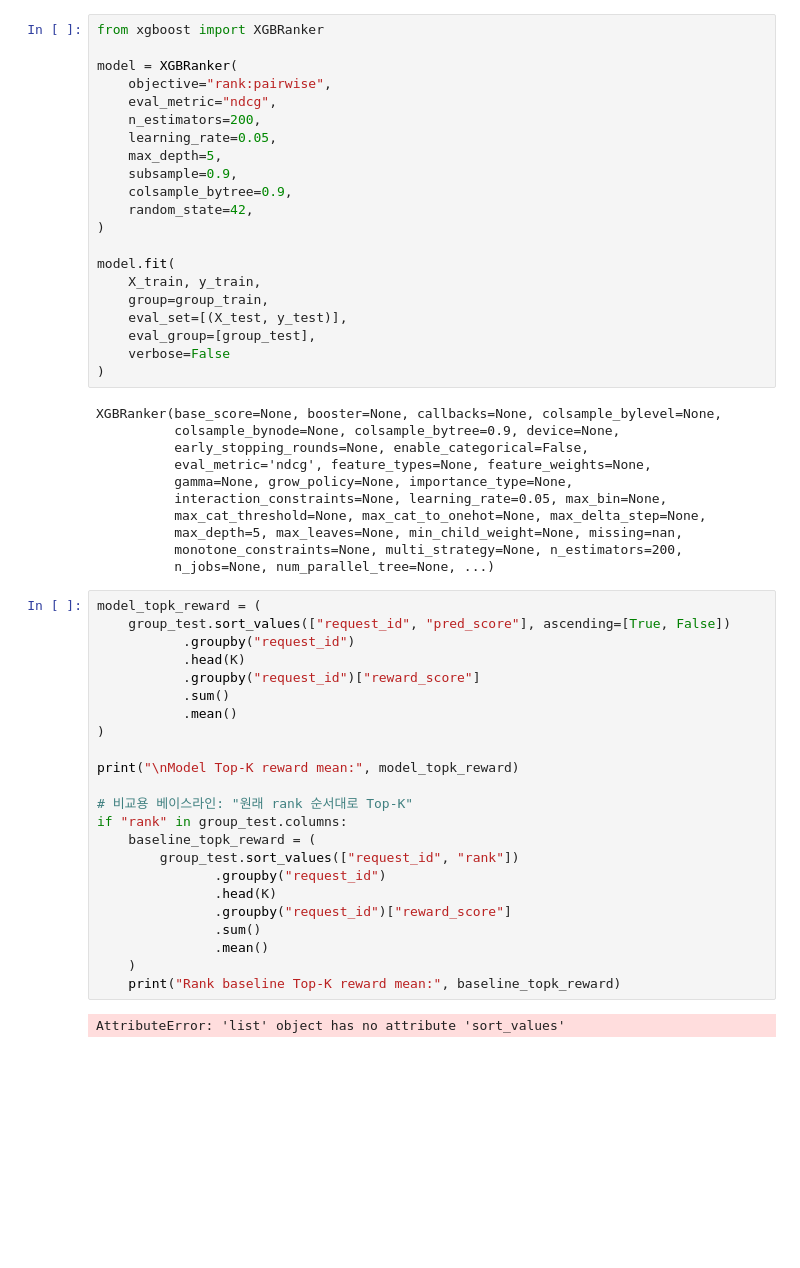
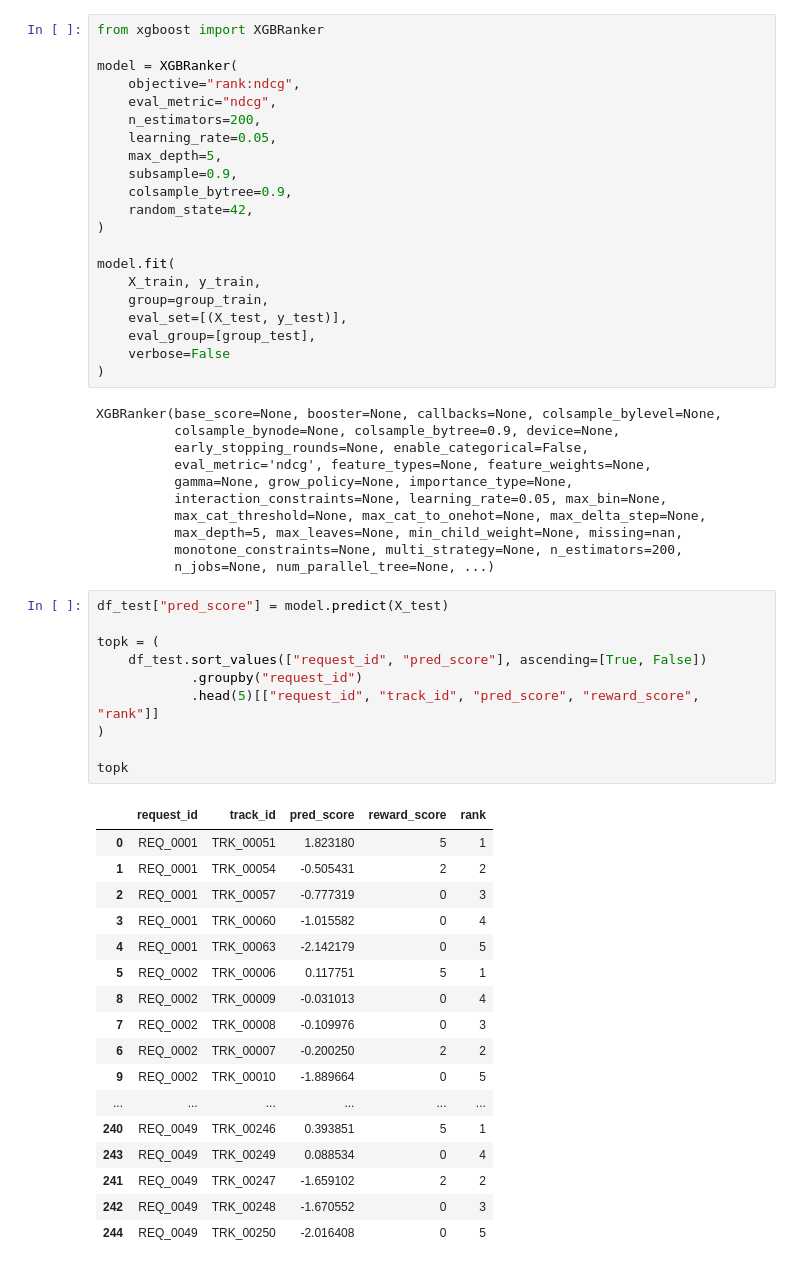
Before and after one commit to kyungheee/spt-be, a Jupyter notebook: sample/data/sample_data.ipynb, the cells around one changed output. Cells and saved outputs as stored; diff of their text form; blank space fills up the shorter version.

Commit message:
evaluate baseline model

```diff
--- a/sample/data/sample_data.ipynb
+++ b/sample/data/sample_data.ipynb
@@ -315,7 +344,7 @@ df.loc[train_mask].shape
 from xgboost import XGBRanker
 
 model = XGBRanker(
-    objective="rank:pairwise",
+    objective="rank:ndcg",
     eval_metric="ndcg",
     n_estimators=200,
     learning_rate=0.05,
@@ -343,28 +372,31 @@ XGBRanker(base_score=None, booster=None, callbacks=None, colsample_bylevel=None,
           max_depth=5, max_leaves=None, min_child_weight=None, missing=nan,
           monotone_constraints=None, multi_strategy=None, n_estimators=200,
           n_jobs=None, num_parallel_tree=None, ...)
-# %%
-model_topk_reward = (
-    group_test.sort_values(["request_id", "pred_score"], ascending=[True, False])
-           .groupby("request_id")
-           .head(K)
-           .groupby("request_id")["reward_score"]
-           .sum()
-           .mean()
-)
-
-print("\nModel Top-K reward mean:", model_topk_reward)
-
-# 비교용 베이스라인: "원래 rank 순서대로 Top-K"
-if "rank" in group_test.columns:
-    baseline_topk_reward = (
-        group_test.sort_values(["request_id", "rank"])
-               .groupby("request_id")
-               .head(K)
-               .groupby("request_id")["reward_score"]
-               .sum()
-               .mean()
-    )
-    print("Rank baseline Top-K reward mean:", baseline_topk_reward)
-# %% [output]
-AttributeError: 'list' object has no attribute 'sort_values'
+# %%
+df_test["pred_score"] = model.predict(X_test)
+
+topk = (
+    df_test.sort_values(["request_id", "pred_score"], ascending=[True, False])
+            .groupby("request_id")
+            .head(5)[["request_id", "track_id", "pred_score", "reward_score", "rank"]]
+)
+
+topk
+# %% [output]
+|  | request_id | track_id | pred_score | reward_score | rank |
+| 0 | REQ_0001 | TRK_00051 | 1.823180 | 5 | 1 |
+| 1 | REQ_0001 | TRK_00054 | -0.505431 | 2 | 2 |
+| 2 | REQ_0001 | TRK_00057 | -0.777319 | 0 | 3 |
+| 3 | REQ_0001 | TRK_00060 | -1.015582 | 0 | 4 |
+| 4 | REQ_0001 | TRK_00063 | -2.142179 | 0 | 5 |
+| 5 | REQ_0002 | TRK_00006 | 0.117751 | 5 | 1 |
+| 8 | REQ_0002 | TRK_00009 | -0.031013 | 0 | 4 |
+| 7 | REQ_0002 | TRK_00008 | -0.109976 | 0 | 3 |
+| 6 | REQ_0002 | TRK_00007 | -0.200250 | 2 | 2 |
+| 9 | REQ_0002 | TRK_00010 | -1.889664 | 0 | 5 |
+| ... | ... | ... | ... | ... | ... |
+| 240 | REQ_0049 | TRK_00246 | 0.393851 | 5 | 1 |
+| 243 | REQ_0049 | TRK_00249 | 0.088534 | 0 | 4 |
+| 241 | REQ_0049 | TRK_00247 | -1.659102 | 2 | 2 |
+| 242 | REQ_0049 | TRK_00248 | -1.670552 | 0 | 3 |
+| 244 | REQ_0049 | TRK_00250 | -2.016408 | 0 | 5 |
```
Also changed, not shown: parts of 24 cells of this notebook.
